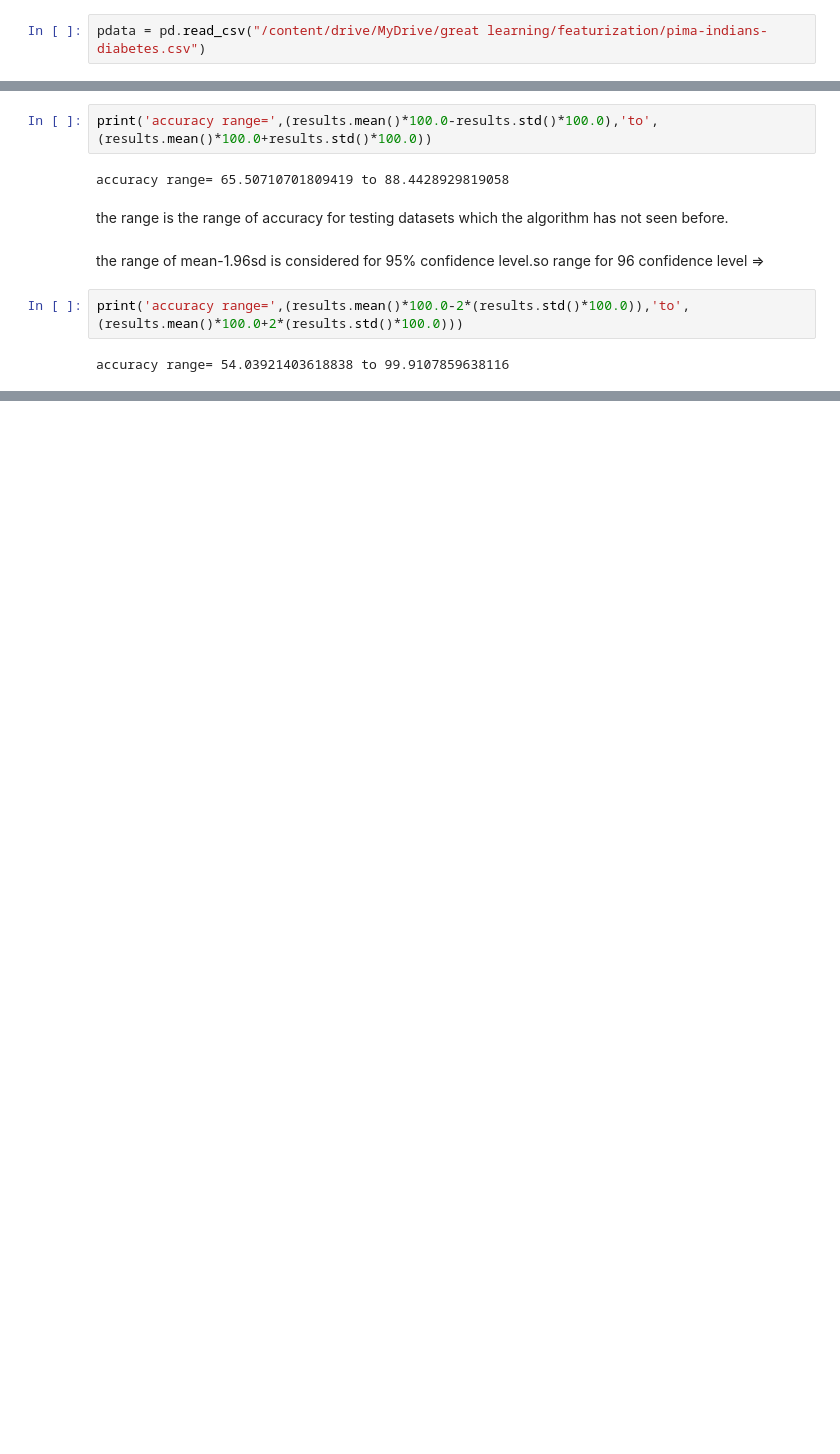
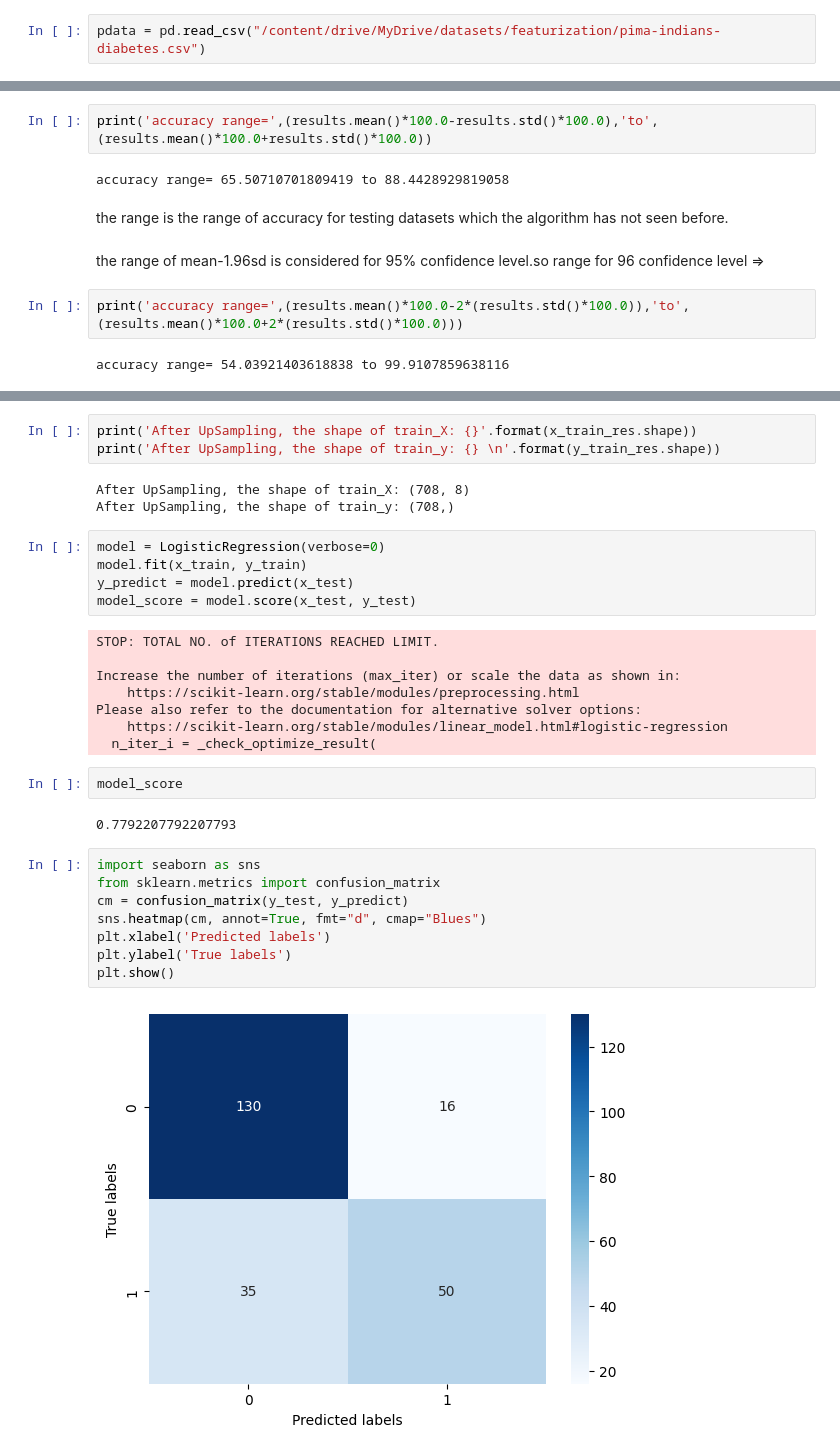
Before and after one commit to manasdhir/logsitic-regression, a Jupyter notebook: logistic_regression.ipynb, the cells around one changed output, grey strips where cells are left out. Cells and saved outputs as stored; diff of their text form; blank space fills up the shorter version.

```diff
--- a/logistic_regression.ipynb
+++ b/logistic_regression.ipynb
@@ -18,5 +18,5 @@ Mounted at /content/drive
 # %%
-pdata = pd.read_csv("/content/drive/MyDrive/great learning/featurization/pima-indians-diabetes.csv")
+pdata = pd.read_csv("/content/drive/MyDrive/datasets/featurization/pima-indians-diabetes.csv")
 # %%
 pdata.shape
 # %% [output]
@@ -283,0 +331,33 @@ accuracy range= 54.03921403618838 to 99.9107859638116
+# %%
+print('After UpSampling, the shape of train_X: {}'.format(x_train_res.shape))
+print('After UpSampling, the shape of train_y: {} \n'.format(y_train_res.shape))
+# %% [output]
+After UpSampling, the shape of train_X: (708, 8)
+After UpSampling, the shape of train_y: (708,)
+# %%
+model = LogisticRegression(verbose=0)
+model.fit(x_train, y_train)
+y_predict = model.predict(x_test)
+model_score = model.score(x_test, y_test)
+# %% [output]
+STOP: TOTAL NO. of ITERATIONS REACHED LIMIT.
+
+Increase the number of iterations (max_iter) or scale the data as shown in:
+    https://scikit-learn.org/stable/modules/preprocessing.html
+Please also refer to the documentation for alternative solver options:
+    https://scikit-learn.org/stable/modules/linear_model.html#logistic-regression
+  n_iter_i = _check_optimize_result(
+# %%
+model_score
+# %% [output]
+0.7792207792207793
+# %%
+import seaborn as sns
+from sklearn.metrics import confusion_matrix
+cm = confusion_matrix(y_test, y_predict)
+sns.heatmap(cm, annot=True, fmt="d", cmap="Blues")
+plt.xlabel('Predicted labels')
+plt.ylabel('True labels')
+plt.show()
+# %% [output]
+[figure, added]
```
Also changed, not shown: parts of 46 cells of this notebook.
